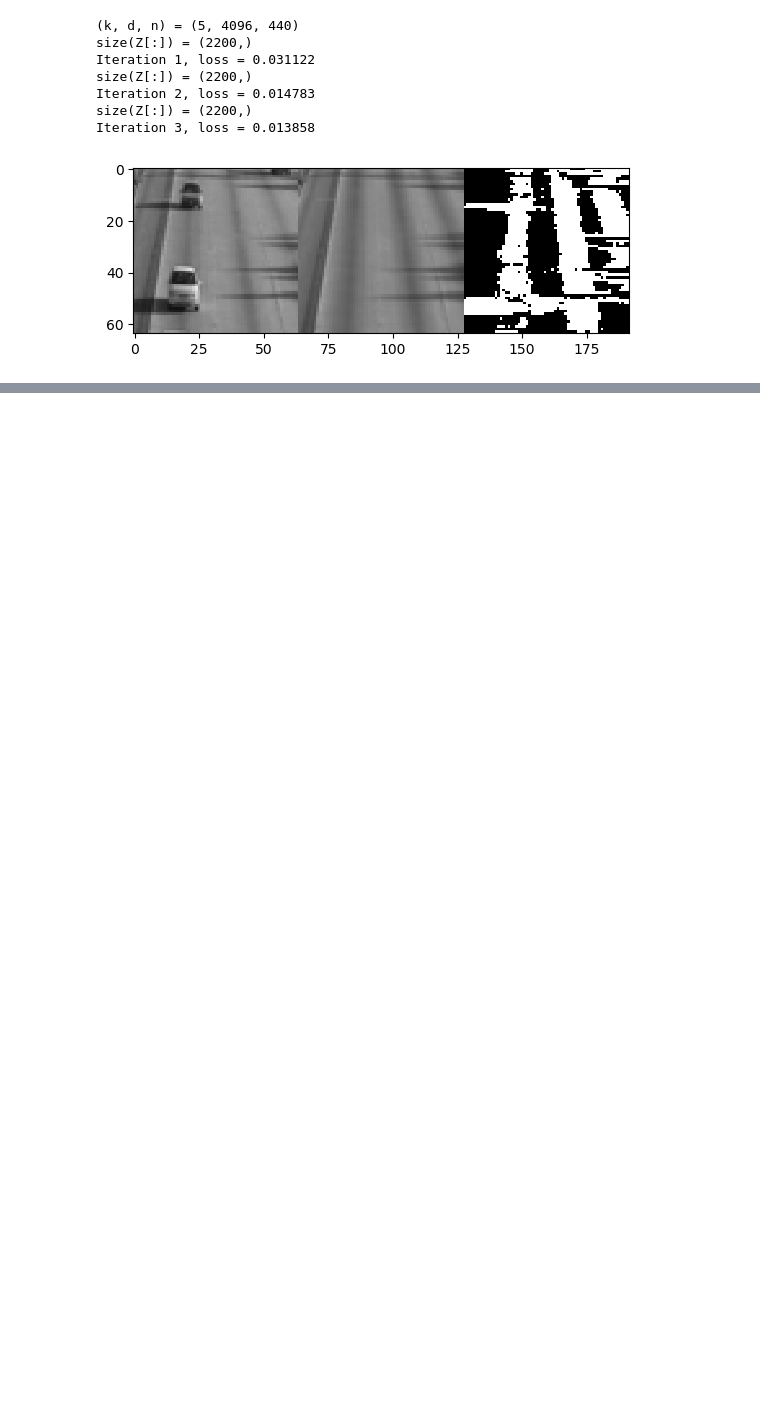
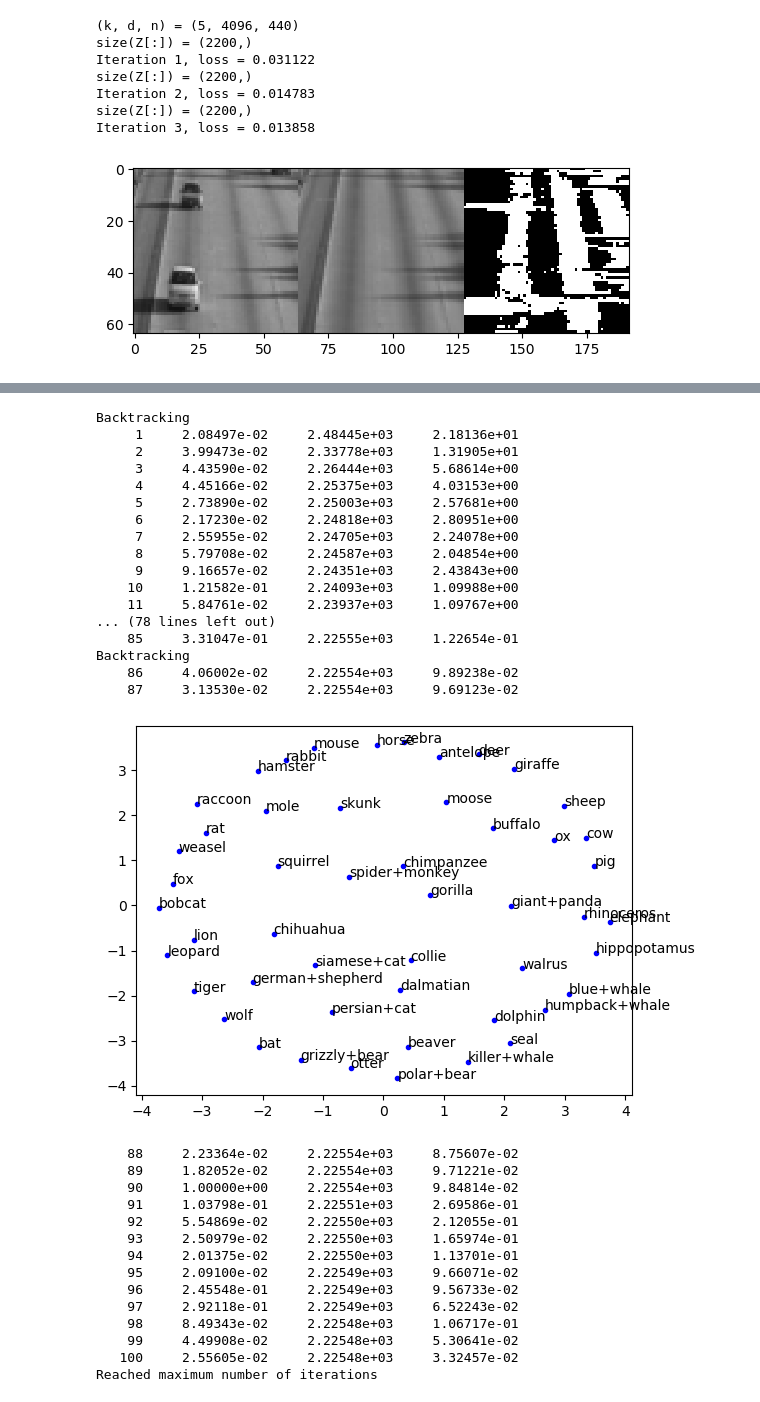
Before and after one commit to ZijiaZhang/CPSC340Assignments, a Jupyter notebook: A6/a6 (1)/a6/Untitled.ipynb, the cells around one changed output, grey strips where cells are left out. Cells and saved outputs as stored; diff of their text form; code cells hidden in the pictures; blank space fills up the shorter version.

```diff
--- a/A6/a6 (1)/a6/Untitled.ipynb
+++ b/A6/a6 (1)/a6/Untitled.ipynb
@@ -11,0 +16,35 @@ Iteration 3, loss = 0.013858
+# %%
+include("example_MDS.jl");
+# %% [output]
+Backtracking
+     1     2.08497e-02     2.48445e+03     2.18136e+01
+     2     3.99473e-02     2.33778e+03     1.31905e+01
+     3     4.43590e-02     2.26444e+03     5.68614e+00
+     4     4.45166e-02     2.25375e+03     4.03153e+00
+     5     2.73890e-02     2.25003e+03     2.57681e+00
+     6     2.17230e-02     2.24818e+03     2.80951e+00
+     7     2.55955e-02     2.24705e+03     2.24078e+00
+     8     5.79708e-02     2.24587e+03     2.04854e+00
+     9     9.16657e-02     2.24351e+03     2.43843e+00
+    10     1.21582e-01     2.24093e+03     1.09988e+00
+    11     5.84761e-02     2.23937e+03     1.09767e+00
+... (78 lines left out)
+    85     3.31047e-01     2.22555e+03     1.22654e-01
+Backtracking
+    86     4.06002e-02     2.22554e+03     9.89238e-02
+    87     3.13530e-02     2.22554e+03     9.69123e-02
+[figure, added]
+    88     2.23364e-02     2.22554e+03     8.75607e-02
+    89     1.82052e-02     2.22554e+03     9.71221e-02
+    90     1.00000e+00     2.22554e+03     9.84814e-02
+    91     1.03798e-01     2.22551e+03     2.69586e-01
+    92     5.54869e-02     2.22550e+03     2.12055e-01
+    93     2.50979e-02     2.22550e+03     1.65974e-01
+    94     2.01375e-02     2.22550e+03     1.13701e-01
+    95     2.09100e-02     2.22549e+03     9.66071e-02
+    96     2.45548e-01     2.22549e+03     9.56733e-02
+    97     2.92118e-01     2.22549e+03     6.52243e-02
+    98     8.49343e-02     2.22548e+03     1.06717e-01
+    99     4.49908e-02     2.22548e+03     5.30641e-02
+   100     2.55605e-02     2.22548e+03     3.32457e-02
+Reached maximum number of iterations
```
Also changed, not shown: parts of 3 cells of this notebook, 13 other files.
